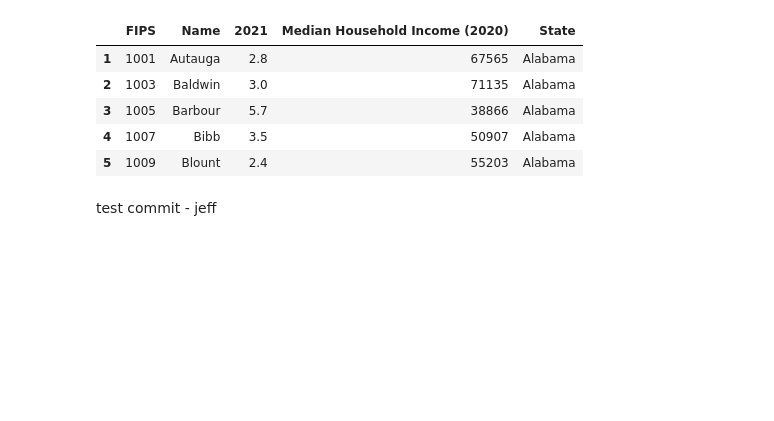
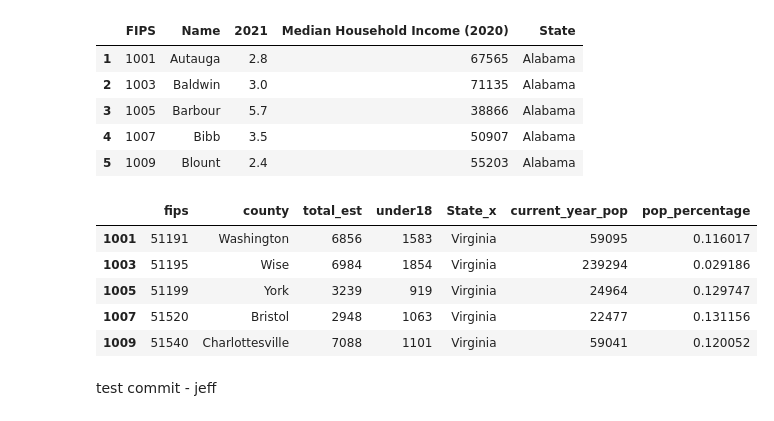
Before and after one commit to donovannickol/cs216project, a Jupyter notebook: CS_216_Project_Exploratory_Notebook.ipynb, the cells around one changed output. Cells and saved outputs as stored; diff of their text form; code cells hidden in the pictures; blank space fills up the shorter version.

```diff
--- a/CS_216_Project_Exploratory_Notebook.ipynb
+++ b/CS_216_Project_Exploratory_Notebook.ipynb
@@ -30,7 +30,7 @@ VA_pop["State"] = "Virginia"
 WV_pop = pd.read_csv("Data\Population\PopulationReportWestVirginia.csv")
 WV_pop["State"] = "West Virginia"
 
-test_cat = pd.concat([AL_pop, AK_pop,FL_pop,GA_pop,KY_pop, LA_pop,MD_pop,MS_pop,SC_pop,TN_pop, VA_pop, WV_pop, NC_pop,],ignore_index=True).dropna()
+test_cat = pd.concat([AL_pop, AK_pop,FL_pop,GA_pop,KY_pop, LA_pop,MD_pop,MS_pop,SC_pop,TN_pop, VA_pop, WV_pop, NC_pop],ignore_index=True).dropna()
 test_cat = test_cat.replace(',','', regex=True)
 
 test_cat = test_cat.astype({"current_year" : "int32"})
@@ -255,5 +353,26 @@ unemp_df.head()
 | 3 | 1005 | Barbour | 5.7 | 38866 | Alabama |
 | 4 | 1007 | Bibb | 3.5 | 50907 | Alabama |
 | 5 | 1009 | Blount | 2.4 | 55203 | Alabama |
+# %%
+pop_df.set_index("fips", inplace=True)
+pov_df.set_index("fips", inplace=True)
+# %%
+
+test_df = pd.merge(pov_df, pop_df,left_index=True, right_index = True)
+test_df = test_df.drop(["State_y", "name"], axis = 1)
+test_df = test_df.drop_duplicates()
+# test_df.head(30)
+
+
+test_df["pop_percentage"] = test_df["total_est"] / test_df["current_year_pop"]
+
+test_df.head()
+# %% [output]
+|  | fips | county | total_est | under18 | State_x | current_year_pop | pop_percentage |
+| 1001 | 51191 | Washington | 6856 | 1583 | Virginia | 59095 | 0.116017 |
+| 1003 | 51195 | Wise | 6984 | 1854 | Virginia | 239294 | 0.029186 |
+| 1005 | 51199 | York | 3239 | 919 | Virginia | 24964 | 0.129747 |
+| 1007 | 51520 | Bristol | 2948 | 1063 | Virginia | 22477 | 0.131156 |
+| 1009 | 51540 | Charlottesville | 7088 | 1101 | Virginia | 59041 | 0.120052 |
 # %% [markdown]
 test commit - jeff
```
Also changed, not shown: parts of 4 cells of this notebook.
